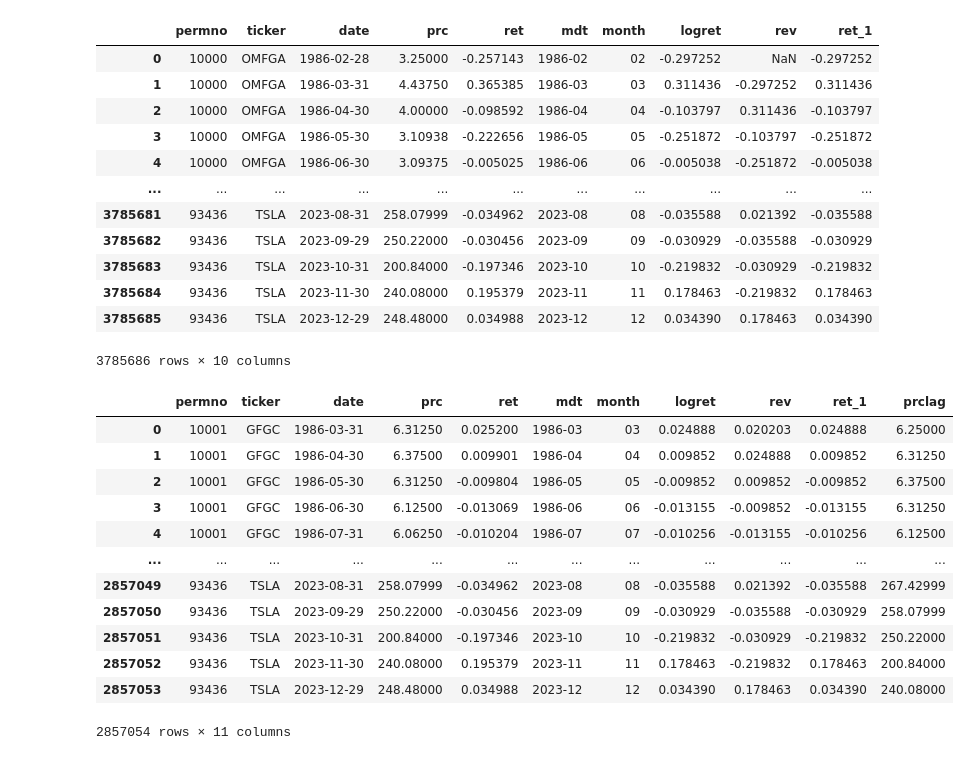
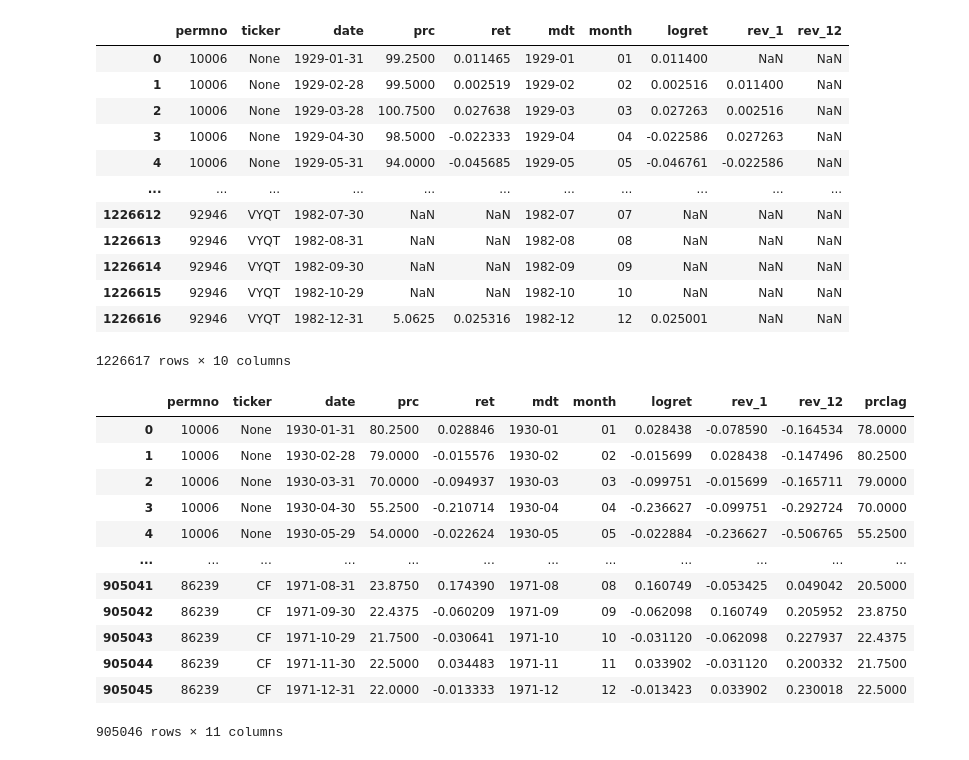
Before and after one commit to andrewhall1124/pairs_trading, a Jupyter notebook: strat_reversal.ipynb, the cells around one changed output. Saved outputs shown, nothing was run; the diff lists cells and outputs as text; code cells hidden in the pictures.

```diff
--- a/strat_reversal.ipynb
+++ b/strat_reversal.ipynb
@@ -18,3 +19,13 @@ df.head()
 | 2 | 10000 | 1986-04-30 | 68391610 | 10.0 | 3.0 | OMFGA | 3793.0 | 957.0 | 4.00000 | -0.098592 |
 | 3 | 10000 | 1986-05-30 | 68391610 | 10.0 | 3.0 | OMFGA | 3793.0 | 1074.0 | 3.10938 | -0.222656 |
 | 4 | 10000 | 1986-06-30 | 68391610 | 10.0 | 3.0 | OMFGA | 3793.0 | 1069.0 | 3.09375 | -0.005025 |
+# %%
+# In sample
+start = np.datetime64('1929-01-01')
+end = np.datetime64('1982-12-31')
+
+df = df[(df['date'] >= start) & (df['date'] <= end)]
+
+df = df.reset_index(drop=True)
+
+df
@@ -21,7 +46,7 @@ df.head()
 # %%
 # Cleaning
 
-df = df[['permno', 'ticker', 'date', 'prc', 'ret']]
+df = df[['permno', 'ticker', 'date', 'prc', 'ret']].copy()
 
 df['mdt'] = pd.to_datetime(df['date']).dt.strftime("%Y-%m")
 df['month'] = pd.to_datetime(df['date']).dt.strftime("%m")
@@ -37,55 +62,53 @@ df.head()
 # %%
 # Calculate Reversal feature
 window = 1
-holding_period = 1 # Alternative is 6
-holding_period_var = f'ret_{holding_period}'
 
 # Log Returns
 df['logret'] = np.log1p(df['ret'])
 
 # Reversal from t-1 to t (also know as 1 month momentum)
-df['rev'] = df.groupby('permno')['logret'].rolling(window,window).sum().reset_index(drop=True)
-df['rev'] = df.groupby('permno')['rev'].shift(1) # Once for lag
+df['rev_1'] = df.groupby('permno')['logret'].rolling(1,1).sum().reset_index(drop=True)
+df['rev_1'] = df.groupby('permno')['rev_1'].shift(1)
 
-# Holding period returns
-df[holding_period_var] = df.groupby('permno')['logret'].rolling(holding_period,holding_period).sum().reset_index(drop=True)
-df[holding_period_var] = df.groupby('permno')[holding_period_var].shift(-(holding_period-1))
+# Reversal from t-12 to t (also know as 1 month momentum)
+df['rev_12'] = df.groupby('permno')['logret'].rolling(12,12).sum().reset_index(drop=True)
+df['rev_12'] = df.groupby('permno')['rev_12'].shift(1)
 
 df
 # %% [output]
-|  | permno | ticker | date | prc | ret | mdt | month | logret | rev | ret_1 |
-| 0 | 10000 | OMFGA | 1986-02-28 | 3.25000 | -0.257143 | 1986-02 | 02 | -0.297252 | NaN | -0.297252 |
-| 1 | 10000 | OMFGA | 1986-03-31 | 4.43750 | 0.365385 | 1986-03 | 03 | 0.311436 | -0.297252 | 0.311436 |
-| 2 | 10000 | OMFGA | 1986-04-30 | 4.00000 | -0.098592 | 1986-04 | 04 | -0.103797 | 0.311436 | -0.103797 |
-| 3 | 10000 | OMFGA | 1986-05-30 | 3.10938 | -0.222656 | 1986-05 | 05 | -0.251872 | -0.103797 | -0.251872 |
-| 4 | 10000 | OMFGA | 1986-06-30 | 3.09375 | -0.005025 | 1986-06 | 06 | -0.005038 | -0.251872 | -0.005038 |
+|  | permno | ticker | date | prc | ret | mdt | month | logret | rev_1 | rev_12 |
+| 0 | 10006 | None | 1929-01-31 | 99.2500 | 0.011465 | 1929-01 | 01 | 0.011400 | NaN | NaN |
+| 1 | 10006 | None | 1929-02-28 | 99.5000 | 0.002519 | 1929-02 | 02 | 0.002516 | 0.011400 | NaN |
+| 2 | 10006 | None | 1929-03-28 | 100.7500 | 0.027638 | 1929-03 | 03 | 0.027263 | 0.002516 | NaN |
+| 3 | 10006 | None | 1929-04-30 | 98.5000 | -0.022333 | 1929-04 | 04 | -0.022586 | 0.027263 | NaN |
+| 4 | 10006 | None | 1929-05-31 | 94.0000 | -0.045685 | 1929-05 | 05 | -0.046761 | -0.022586 | NaN |
 | ... | ... | ... | ... | ... | ... | ... | ... | ... | ... | ... |
-| 3785681 | 93436 | TSLA | 2023-08-31 | 258.07999 | -0.034962 | 2023-08 | 08 | -0.035588 | 0.021392 | -0.035588 |
-| 3785682 | 93436 | TSLA | 2023-09-29 | 250.22000 | -0.030456 | 2023-09 | 09 | -0.030929 | -0.035588 | -0.030929 |
-| 3785683 | 93436 | TSLA | 2023-10-31 | 200.84000 | -0.197346 | 2023-10 | 10 | -0.219832 | -0.030929 | -0.219832 |
-| 3785684 | 93436 | TSLA | 2023-11-30 | 240.08000 | 0.195379 | 2023-11 | 11 | 0.178463 | -0.219832 | 0.178463 |
-| 3785685 | 93436 | TSLA | 2023-12-29 | 248.48000 | 0.034988 | 2023-12 | 12 | 0.034390 | 0.178463 | 0.034390 |
+| 1226612 | 92946 | VYQT | 1982-07-30 | NaN | NaN | 1982-07 | 07 | NaN | NaN | NaN |
+| 1226613 | 92946 | VYQT | 1982-08-31 | NaN | NaN | 1982-08 | 08 | NaN | NaN | NaN |
+| 1226614 | 92946 | VYQT | 1982-09-30 | NaN | NaN | 1982-09 | 09 | NaN | NaN | NaN |
+| 1226615 | 92946 | VYQT | 1982-10-29 | NaN | NaN | 1982-10 | 10 | NaN | NaN | NaN |
+| 1226616 | 92946 | VYQT | 1982-12-31 | 5.0625 | 0.025316 | 1982-12 | 12 | 0.025001 | NaN | NaN |
-3785686 rows × 10 columns
+1226617 rows × 10 columns
 # %%
 # Filtering by prc greater than 5 and months that momentum is known
 
 df['prclag'] = df.groupby('permno')['prc'].shift(1)
 
-df = df.query("rev == rev and prclag >= 5").reset_index(drop=True)
+df = df.query("rev_1 == rev_1 and rev_12 == rev_12 and prclag >= 5").reset_index(drop=True)
 
 df
 # %% [output]
-|  | permno | ticker | date | prc | ret | mdt | month | logret | rev | ret_1 | prclag |
-| 0 | 10001 | GFGC | 1986-03-31 | 6.31250 | 0.025200 | 1986-03 | 03 | 0.024888 | 0.020203 | 0.024888 | 6.25000 |
-| 1 | 10001 | GFGC | 1986-04-30 | 6.37500 | 0.009901 | 1986-04 | 04 | 0.009852 | 0.024888 | 0.009852 | 6.31250 |
-| 2 | 10001 | GFGC | 1986-05-30 | 6.31250 | -0.009804 | 1986-05 | 05 | -0.009852 | 0.009852 | -0.009852 | 6.37500 |
-| 3 | 10001 | GFGC | 1986-06-30 | 6.12500 | -0.013069 | 1986-06 | 06 | -0.013155 | -0.009852 | -0.013155 | 6.31250 |
-| 4 | 10001 | GFGC | 1986-07-31 | 6.06250 | -0.010204 | 1986-07 | 07 | -0.010256 | -0.013155 | -0.010256 | 6.12500 |
+|  | permno | ticker | date | prc | ret | mdt | month | logret | rev_1 | rev_12 | prclag |
+| 0 | 10006 | None | 1930-01-31 | 80.2500 | 0.028846 | 1930-01 | 01 | 0.028438 | -0.078590 | -0.164534 | 78.0000 |
+| 1 | 10006 | None | 1930-02-28 | 79.0000 | -0.015576 | 1930-02 | 02 | -0.015699 | 0.028438 | -0.147496 | 80.2500 |
+| 2 | 10006 | None | 1930-03-31 | 70.0000 | -0.094937 | 1930-03 | 03 | -0.099751 | -0.015699 | -0.165711 | 79.0000 |
+| 3 | 10006 | None | 1930-04-30 | 55.2500 | -0.210714 | 1930-04 | 04 | -0.236627 | -0.099751 | -0.292724 | 70.0000 |
+| 4 | 10006 | None | 1930-05-29 | 54.0000 | -0.022624 | 1930-05 | 05 | -0.022884 | -0.236627 | -0.506765 | 55.2500 |
 | ... | ... | ... | ... | ... | ... | ... | ... | ... | ... | ... | ... |
-| 2857049 | 93436 | TSLA | 2023-08-31 | 258.07999 | -0.034962 | 2023-08 | 08 | -0.035588 | 0.021392 | -0.035588 | 267.42999 |
-| 2857050 | 93436 | TSLA | 2023-09-29 | 250.22000 | -0.030456 | 2023-09 | 09 | -0.030929 | -0.035588 | -0.030929 | 258.07999 |
-| 2857051 | 93436 | TSLA | 2023-10-31 | 200.84000 | -0.197346 | 2023-10 | 10 | -0.219832 | -0.030929 | -0.219832 | 250.22000 |
-| 2857052 | 93436 | TSLA | 2023-11-30 | 240.08000 | 0.195379 | 2023-11 | 11 | 0.178463 | -0.219832 | 0.178463 | 200.84000 |
-| 2857053 | 93436 | TSLA | 2023-12-29 | 248.48000 | 0.034988 | 2023-12 | 12 | 0.034390 | 0.178463 | 0.034390 | 240.08000 |
+| 905041 | 86239 | CF | 1971-08-31 | 23.8750 | 0.174390 | 1971-08 | 08 | 0.160749 | -0.053425 | 0.049042 | 20.5000 |
+| 905042 | 86239 | CF | 1971-09-30 | 22.4375 | -0.060209 | 1971-09 | 09 | -0.062098 | 0.160749 | 0.205952 | 23.8750 |
+| 905043 | 86239 | CF | 1971-10-29 | 21.7500 | -0.030641 | 1971-10 | 10 | -0.031120 | -0.062098 | 0.227937 | 22.4375 |
+| 905044 | 86239 | CF | 1971-11-30 | 22.5000 | 0.034483 | 1971-11 | 11 | 0.033902 | -0.031120 | 0.200332 | 21.7500 |
+| 905045 | 86239 | CF | 1971-12-31 | 22.0000 | -0.013333 | 1971-12 | 12 | -0.013423 | 0.033902 | 0.230018 | 22.5000 |
-2857054 rows × 11 columns
+905046 rows × 11 columns
 # %%
```
Also changed, not shown: parts of 10 cells of this notebook, 3 other files.
